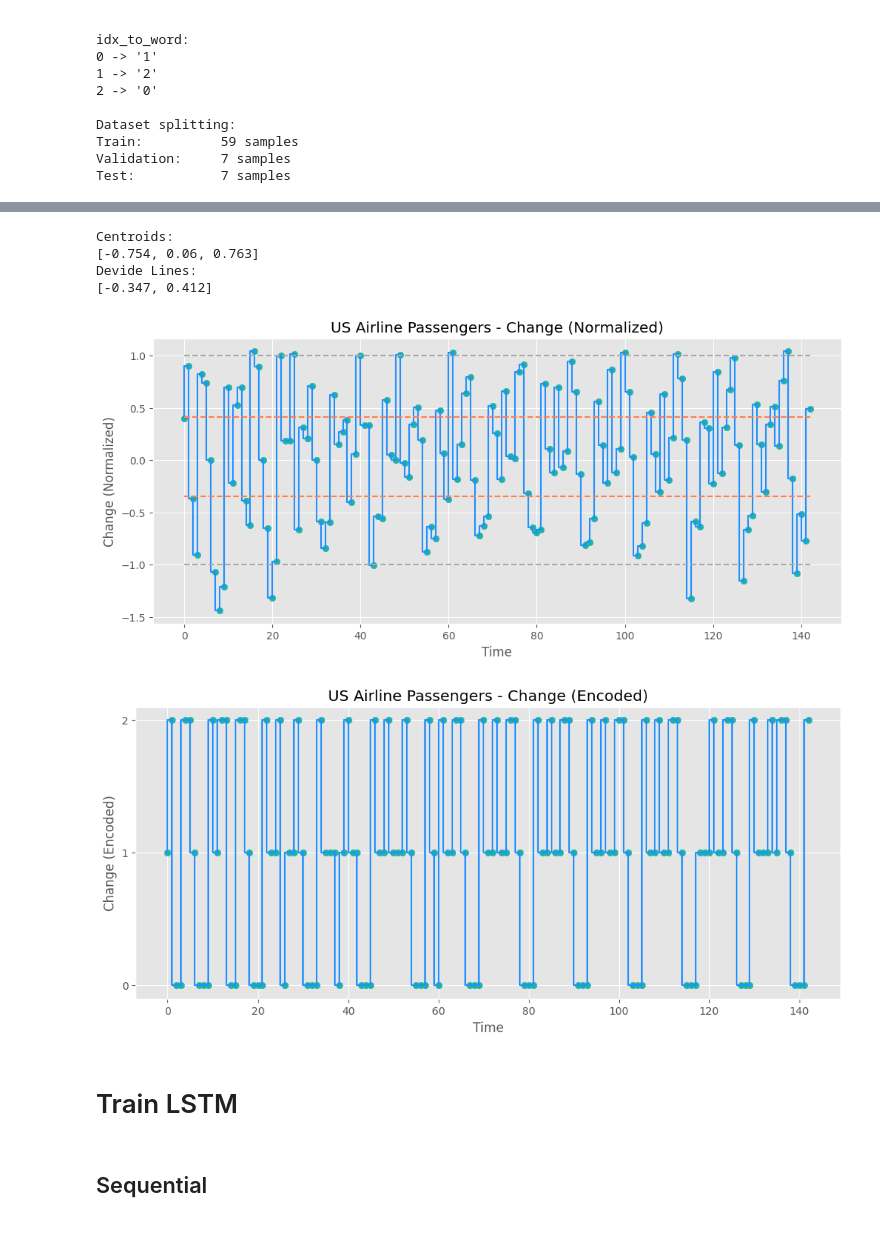
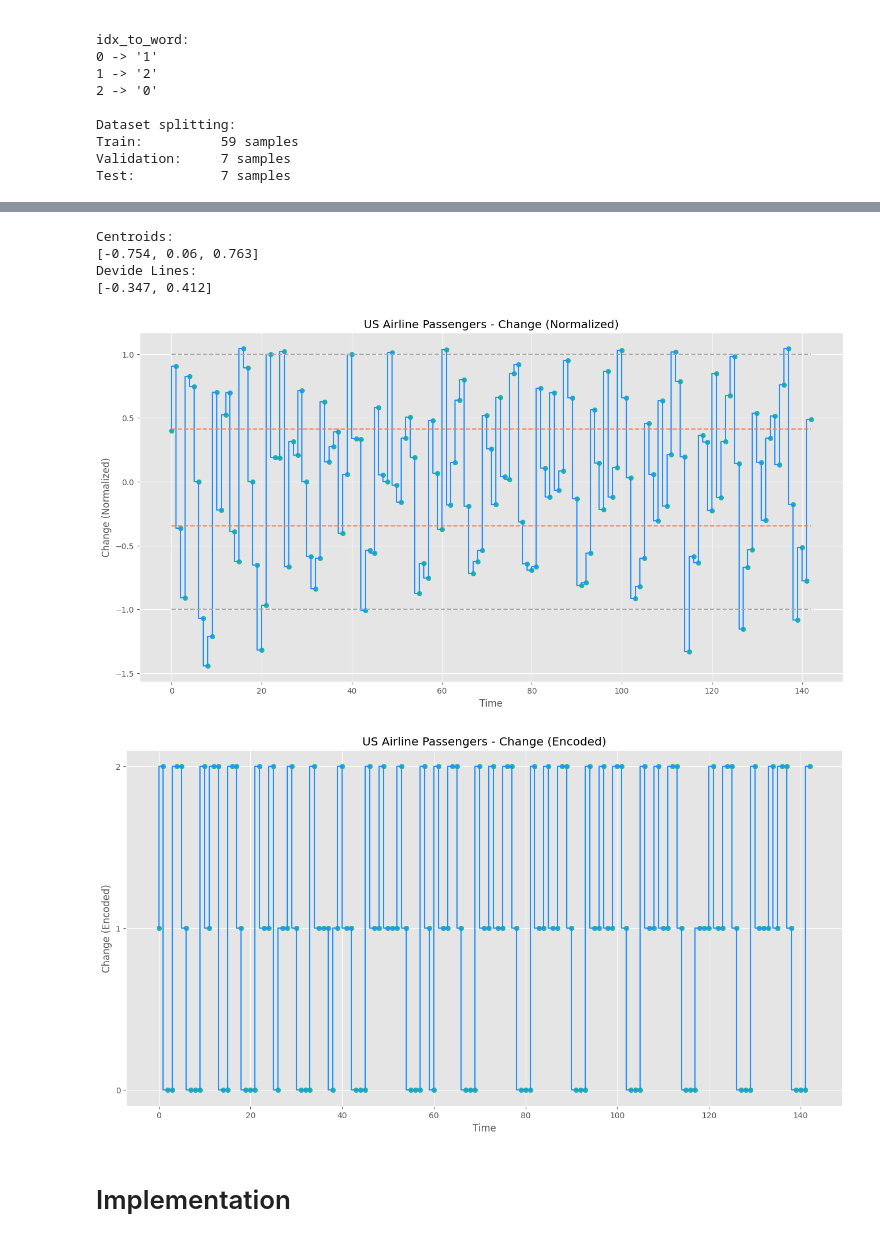
Before and after one commit to baobuiquang/ParallelLSTM, a Jupyter notebook: LSTM.ipynb, the cells around one changed output, grey strips where cells are left out. Saved outputs shown, nothing was run; the diff lists cells and outputs as text; code cells hidden in the pictures.

```diff
--- a/LSTM.ipynb
+++ b/LSTM.ipynb
@@ -420,27 +550,28 @@ plt.show()
 # %%
 print('Centroids:')
 print([round(c,3) for c in centroids])
 print('Devide Lines:')
 print([round(l,3) for l in devide_lines])
-plt.figure(figsize=(12, 5))
+
+plt.figure(figsize=(16, 8))
 plt.step(range(len(df)), df['Change_Normalized'], label = 'Change (Normalized)', color = 'DodgerBlue')
 plt.scatter(range(len(df)), df['Change_Normalized'], color='LightSeaGreen')
 plt.plot([ 1.0 for _ in range(len(df))], linestyle='--', color = 'DarkGray')
 for line in devide_lines:
     plt.plot([line for _ in range(len(df))], linestyle='--', color = 'Coral')
 plt.plot([-1.0 for _ in range(len(df))], linestyle='--', color = 'DarkGray')
 plt.xlabel('Time')
 plt.ylabel('Change (Normalized)')
 plt.title('US Airline Passengers - Change (Normalized)')
 plt.show()
 # %% [output]
 Centroids:
 [-0.754, 0.06, 0.763]
 Devide Lines:
 [-0.347, 0.412]
-[figure, old version]
+[figure, new version]
 # %%
-plt.figure(figsize=(12, 5))
+plt.figure(figsize=(16, 8))
 plt.step(range(len(df)), df['Change_Encoded'], label = 'Change (Encoded)', color = 'DodgerBlue')
 plt.scatter(range(len(df)), df['Change_Encoded'], color='LightSeaGreen')
 plt.yticks(range(len(devide_lines)+1))
@@ -449,8 +580,6 @@ plt.ylabel('Change (Encoded)')
 plt.title('US Airline Passengers - Change (Encoded)')
 plt.show()
 # %% [output]
-[figure, old version]
+[figure, new version]
-# %% [markdown]
-# Train LSTM
 # %% [markdown]
-## Sequential
+# Implementation
```
Also changed, not shown: parts of 52 cells of this notebook, 6 other files.
